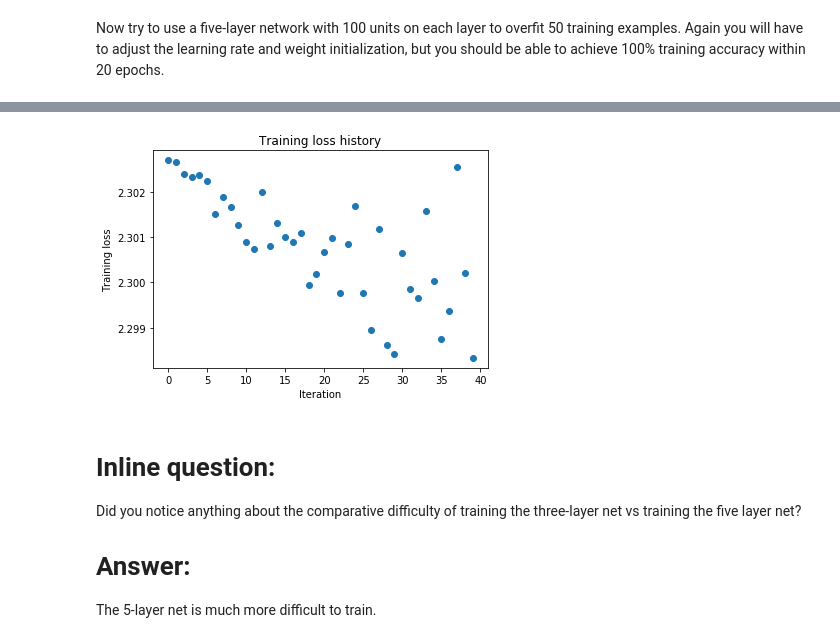
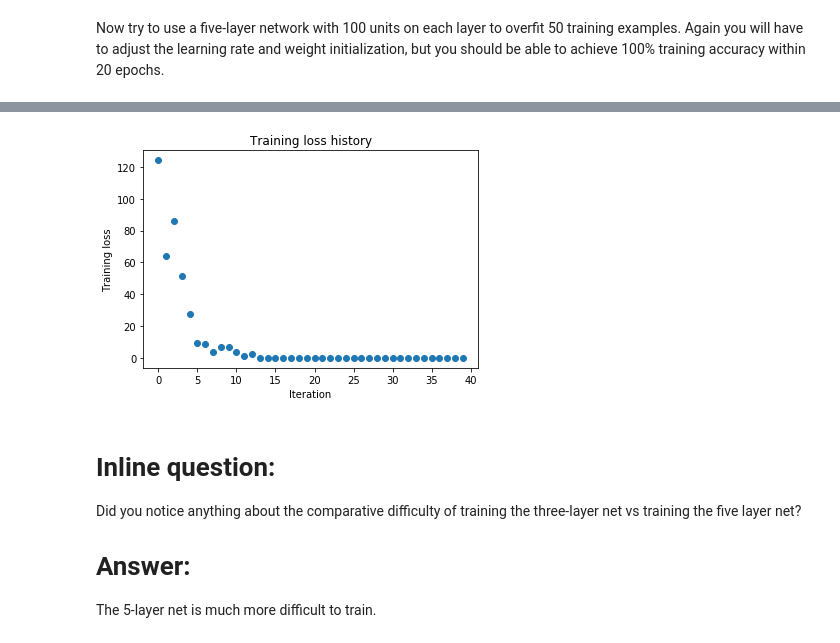
Before and after one commit to mcreng/cs231n, a Jupyter notebook: PA2/FullyConnectedNets.ipynb, the cells around one changed output, grey strips where cells are left out. Cells and saved outputs as stored; diff of their text form; code cells hidden in the pictures.

```diff
--- a/PA2/FullyConnectedNets.ipynb
+++ b/PA2/FullyConnectedNets.ipynb
@@ -478,8 +478,8 @@ small_data = {
   'y_val': data['y_val'],
 }
 
-weight_scale = 1e-2
-learning_rate = 5e-3
+weight_scale = 1e-1
+learning_rate = 1e-3
 model = FullyConnectedNet([100, 100, 100, 100],
                 weight_scale=weight_scale, dtype=np.float64)
 solver = Solver(model, small_data,
@@ -517,4 +517,4 @@ plt.show()
-[figure, old version]
+[figure, new version]
 # %% [markdown]
 # Inline question:
 Did you notice anything about the comparative difficulty of training the three-layer net vs training the five layer net?
```
Also changed, not shown: parts of 1 cell of this notebook.
